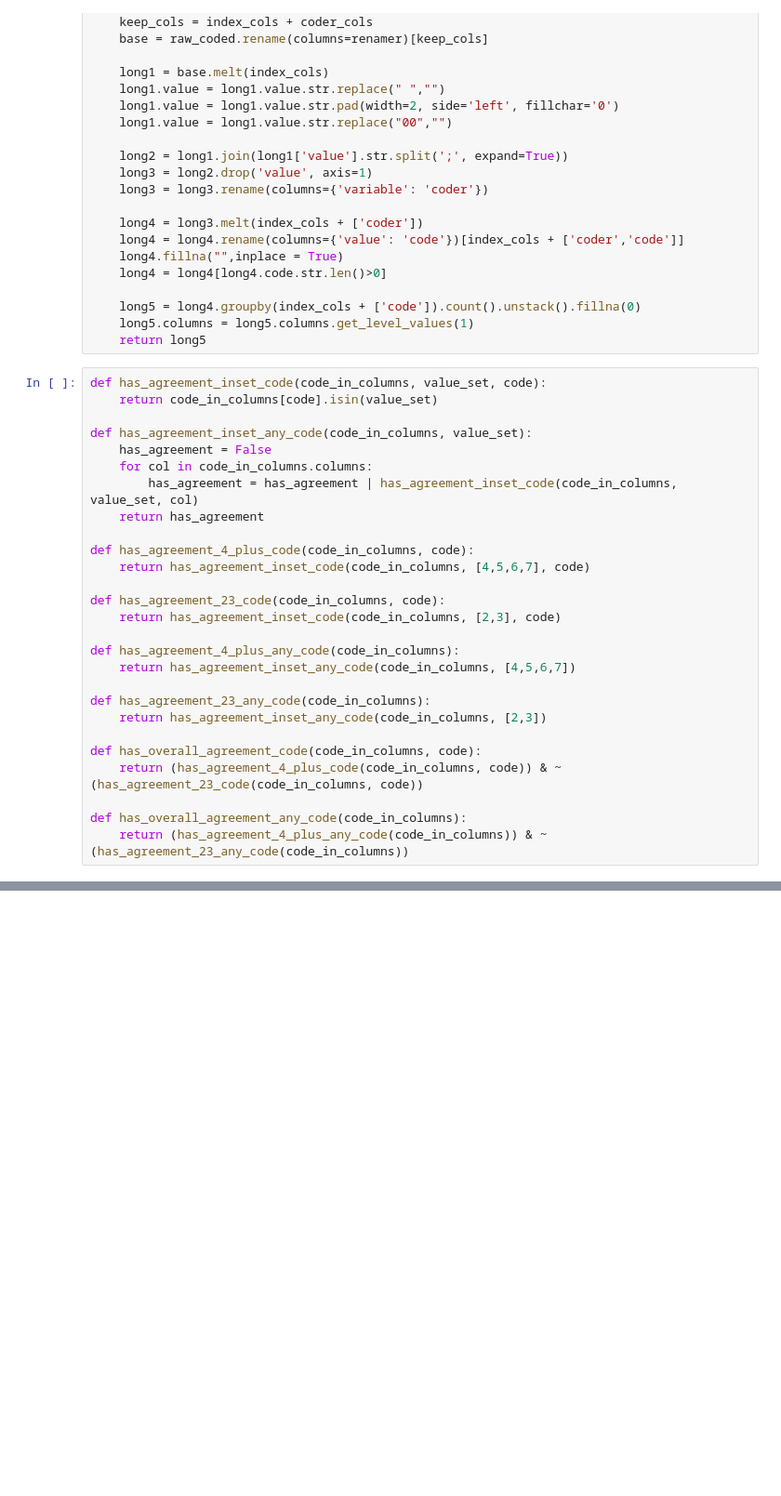
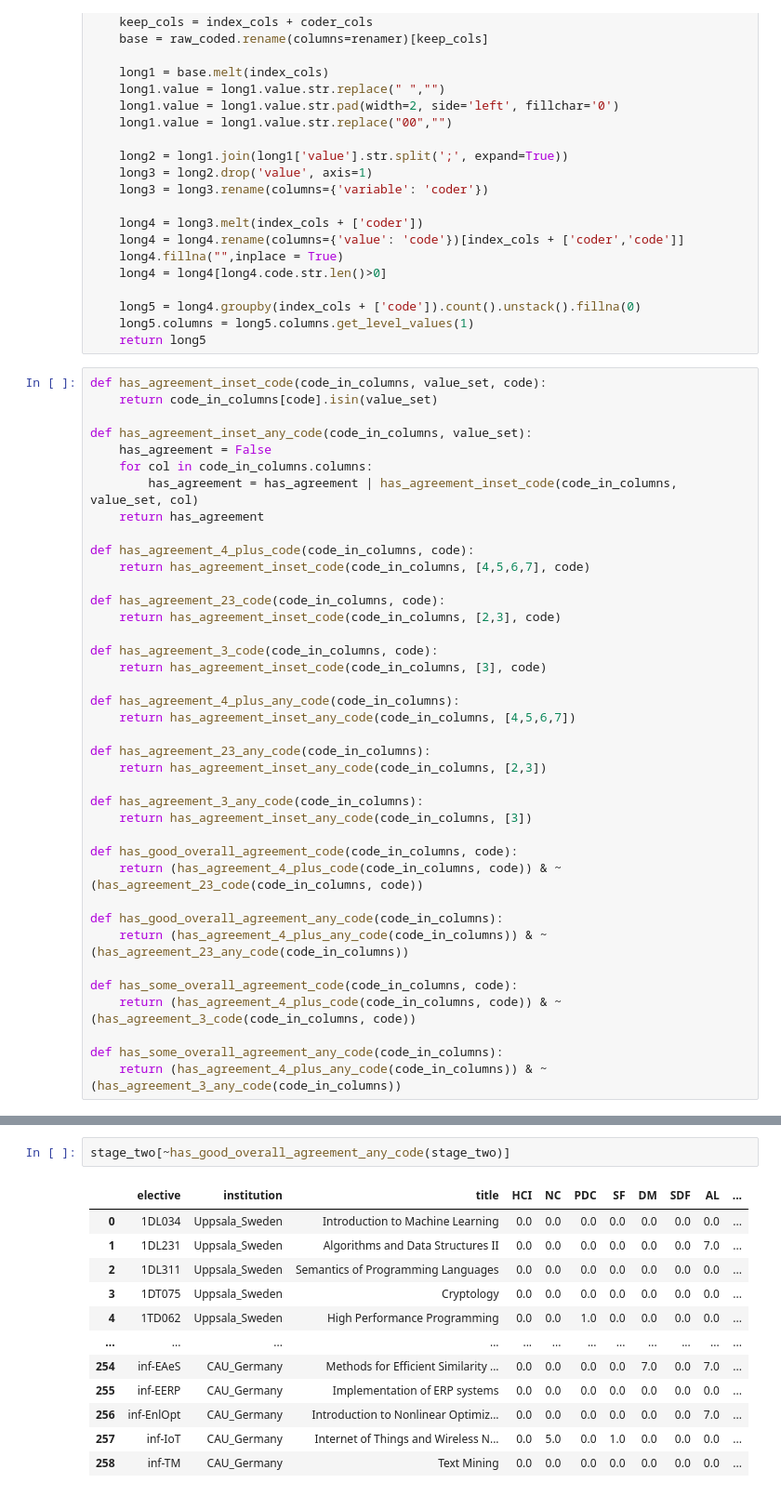
Before and after one commit to stevenaeola/iticse2023_wg6, a Jupyter notebook: curriculum_content/extract_codes.ipynb, the cells around one changed output, grey strips where cells are left out. Shown: that part at 93% size. Cells and saved outputs as stored; diff of their text form; blank space fills up the shorter version.

```diff
--- a/curriculum_content/extract_codes.ipynb
+++ b/curriculum_content/extract_codes.ipynb
@@ -63,17 +63,29 @@ def has_agreement_4_plus_code(code_in_columns, code):
 def has_agreement_23_code(code_in_columns, code):
     return has_agreement_inset_code(code_in_columns, [2,3], code)
 
+def has_agreement_3_code(code_in_columns, code):
+    return has_agreement_inset_code(code_in_columns, [3], code)
+
 def has_agreement_4_plus_any_code(code_in_columns):
     return has_agreement_inset_any_code(code_in_columns, [4,5,6,7])
 
 def has_agreement_23_any_code(code_in_columns):
     return has_agreement_inset_any_code(code_in_columns, [2,3])
 
-def has_overall_agreement_code(code_in_columns, code):
+def has_agreement_3_any_code(code_in_columns):
+    return has_agreement_inset_any_code(code_in_columns, [3])
+
+def has_good_overall_agreement_code(code_in_columns, code):
     return (has_agreement_4_plus_code(code_in_columns, code)) & ~(has_agreement_23_code(code_in_columns, code))
 
-def has_overall_agreement_any_code(code_in_columns):
+def has_good_overall_agreement_any_code(code_in_columns):
     return (has_agreement_4_plus_any_code(code_in_columns)) & ~(has_agreement_23_any_code(code_in_columns))
+
+def has_some_overall_agreement_code(code_in_columns, code):
+    return (has_agreement_4_plus_code(code_in_columns, code)) & ~(has_agreement_3_code(code_in_columns, code))
+
+def has_some_overall_agreement_any_code(code_in_columns):
+    return (has_agreement_4_plus_any_code(code_in_columns)) & ~(has_agreement_3_any_code(code_in_columns))
 # %%
 #dump_file = "20230612WG6_Trial_Sample50-export-20230616-013559.csv"
 #dump_file = "20230622WG6_AllElectivesPart1-export-20230702-050135.csv"
@@ -125,0 +169,15 @@ for n, col in enumerate(cols_to_plot):
+# %%
+stage_two[~has_good_overall_agreement_any_code(stage_two)]
+# %% [output]
+|  | elective | institution | title | HCI | NC | PDC | SF | DM | SDF | AL | ... |
+| 0 | 1DL034 | Uppsala_Sweden | Introduction to Machine Learning | 0.0 | 0.0 | 0.0 | 0.0 | 0.0 | 0.0 | 0.0 | ... |
+| 1 | 1DL231 | Uppsala_Sweden | Algorithms and Data Structures II | 0.0 | 0.0 | 0.0 | 0.0 | 0.0 | 0.0 | 7.0 | ... |
+| 2 | 1DL311 | Uppsala_Sweden | Semantics of Programming Languages | 0.0 | 0.0 | 0.0 | 0.0 | 0.0 | 0.0 | 0.0 | ... |
+| 3 | 1DT075 | Uppsala_Sweden | Cryptology | 0.0 | 0.0 | 0.0 | 0.0 | 0.0 | 0.0 | 0.0 | ... |
+| 4 | 1TD062 | Uppsala_Sweden | High Performance Programming | 0.0 | 0.0 | 1.0 | 0.0 | 0.0 | 0.0 | 0.0 | ... |
+| ... | ... | ... | ... | ... | ... | ... | ... | ... | ... | ... | ... |
+| 254 | inf-EAeS | CAU_Germany | Methods for Efficient Similarity ... | 0.0 | 0.0 | 0.0 | 0.0 | 7.0 | 0.0 | 7.0 | ... |
+| 255 | inf-EERP | CAU_Germany | Implementation of ERP systems | 0.0 | 0.0 | 0.0 | 0.0 | 0.0 | 0.0 | 0.0 | ... |
+| 256 | inf-EnlOpt | CAU_Germany | Introduction to Nonlinear Optimiz... | 0.0 | 0.0 | 0.0 | 0.0 | 0.0 | 0.0 | 7.0 | ... |
+| 257 | inf-IoT | CAU_Germany | Internet of Things and Wireless N... | 0.0 | 5.0 | 0.0 | 1.0 | 0.0 | 0.0 | 0.0 | ... |
+| 258 | inf-TM | CAU_Germany | Text Mining | 0.0 | 0.0 | 0.0 | 0.0 | 0.0 | 0.0 | 0.0 | ... |
```
Also changed, not shown: parts of 9 cells of this notebook, 2 other files.
